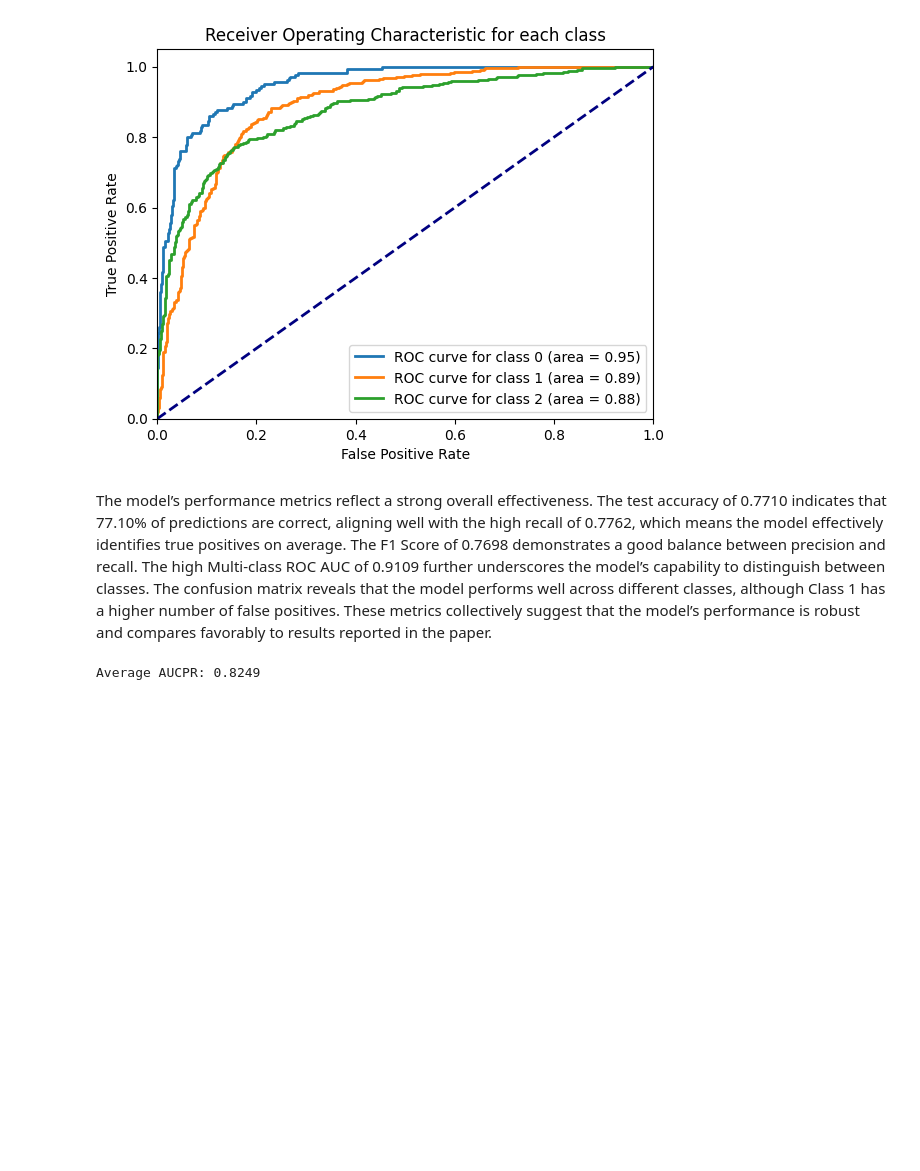
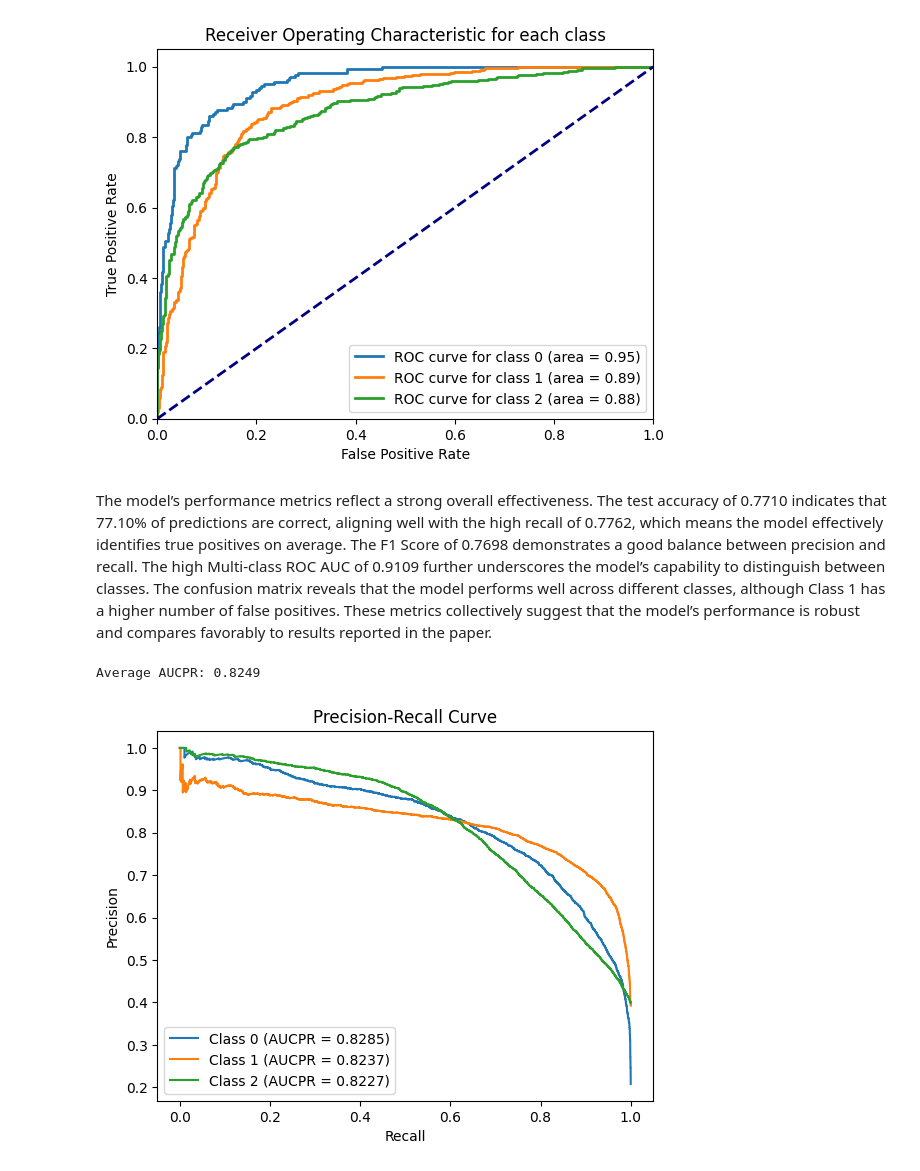
Before and after one commit to Hernan3scobar/Graphical_NN, a Jupyter notebook: GNN_v1.ipynb, the cells around one changed output. Cells and saved outputs as stored; diff of their text form; code cells hidden in the pictures; blank space fills up the shorter version.

Commit message:
Add Average AUCPR

```diff
--- a/GNN_v1.ipynb
+++ b/GNN_v1.ipynb
@@ -243,7 +243,7 @@ else:  # Multiclass classification
         plt.ylim([0.0, 1.05])
         plt.xlabel('False Positive Rate')
         plt.ylabel('True Positive Rate')
-        plt.title('Receiver Operating Characteristic for each class')
+        plt.title('ROC for each class')
         plt.legend(loc='lower right')
         plt.show()
 # %% [output]
@@ -254,28 +254,40 @@ The model’s performance metrics reflect a strong overall effectiveness. The te
 # %%
 from sklearn.metrics import precision_recall_curve, auc
 import numpy as np
+import matplotlib.pyplot as plt
 
 
 #%% Evaluation
 model.eval()
 with torch.no_grad():
     out = model(data.x, data.edge_index)
-    y_pred = out.argmax(dim=1)
+    y_pred = out.cpu().numpy()
     y_true = data.y.cpu().numpy()
-    y_pred = y_pred.cpu().numpy()
 
     # Compute Precision and Recall for each class
     precision = {}
     recall = {}
     aucpr = {}
     for i in range(dataset.num_classes):
         y_true_bin = (y_true == i).astype(int)
-        y_pred_prob = (out[:, i].cpu().numpy())
+        y_pred_prob = y_pred[:, i]
         precision[i], recall[i], _ = precision_recall_curve(y_true_bin, y_pred_prob)
         aucpr[i] = auc(recall[i], precision[i])
 
     # Calculate average AUCPR
     avg_aucpr = np.mean(list(aucpr.values()))
     print(f'Average AUCPR: {avg_aucpr:.4f}')
+
+    # Plot Precision-Recall curves
+    plt.figure()
+    for i in range(dataset.num_classes):
+        plt.plot(recall[i], precision[i], label=f'Class {i} (AUCPR = {aucpr[i]:.4f})')
+
+    plt.xlabel('Recall')
+    plt.ylabel('Precision')
+    plt.title('Precision-Recall Curve')
+    plt.legend(loc='best')
+    plt.show()
 # %% [output]
 Average AUCPR: 0.8249
+[figure, added]
```
